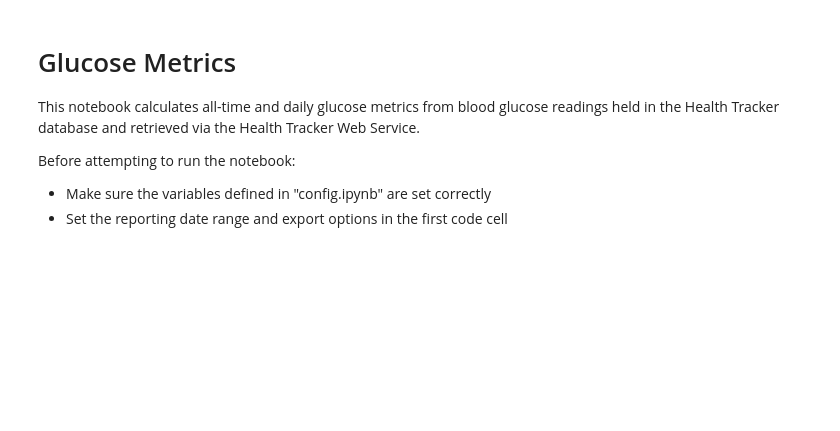
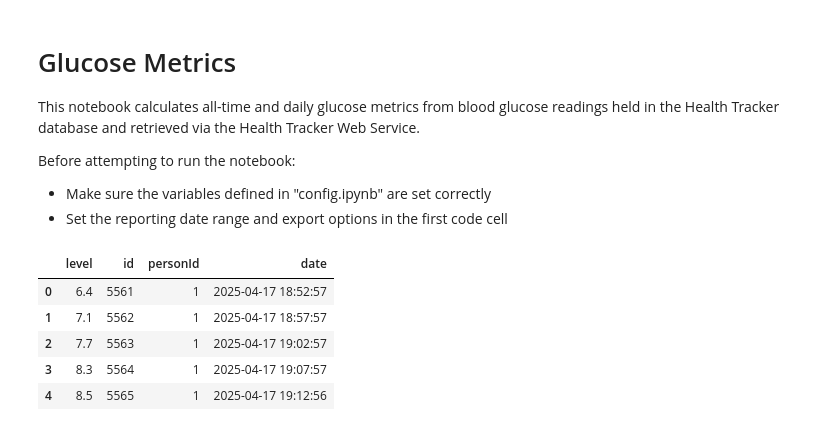
Before and after one commit to davewalker5/HealthTracker, a Jupyter notebook: reports/glucose/glucose_metrics.ipynb, the cells around one changed output. Saved outputs shown, nothing was run; the diff lists cells and outputs as text; code cells hidden in the pictures; blank space fills up the shorter version.

```diff
--- a/reports/glucose/glucose_metrics.ipynb
+++ b/reports/glucose/glucose_metrics.ipynb
@@ -45,19 +45,20 @@ TBR_2 = f"TBR (< {tbr_1_lower}) %"
 %run ../config.ipynb
 %run ../export.ipynb
 # %%
-from datetime import date, datetime, timedelta
-
-# Retrieve all-time blood pressure readings
-start = date(1900, 1, 1)
-end = datetime.now() + timedelta(days=1)
-
 # Log in to the service, get the person ID and retrieve the data
 token = authenticate(url, username, password)
 person_id = get_person_id(url, token, firstnames, surname)
 df = get_blood_glucose_measurements(url, token, person_id, start, end)
 
 # Preview the data
 df.head()
+# %% [output]
+|  | level | id | personId | date |
+| 0 | 6.4 | 5561 | 1 | 2025-04-17 18:52:57 |
+| 1 | 7.1 | 5562 | 1 | 2025-04-17 18:57:57 |
+| 2 | 7.7 | 5563 | 1 | 2025-04-17 19:02:57 |
+| 3 | 8.3 | 5564 | 1 | 2025-04-17 19:07:57 |
+| 4 | 8.5 | 5565 | 1 | 2025-04-17 19:12:56 |
 # %%
 import pandas as pd
 import numpy as np
```
Also changed, not shown: parts of 5 cells of this notebook, 12 other files.
